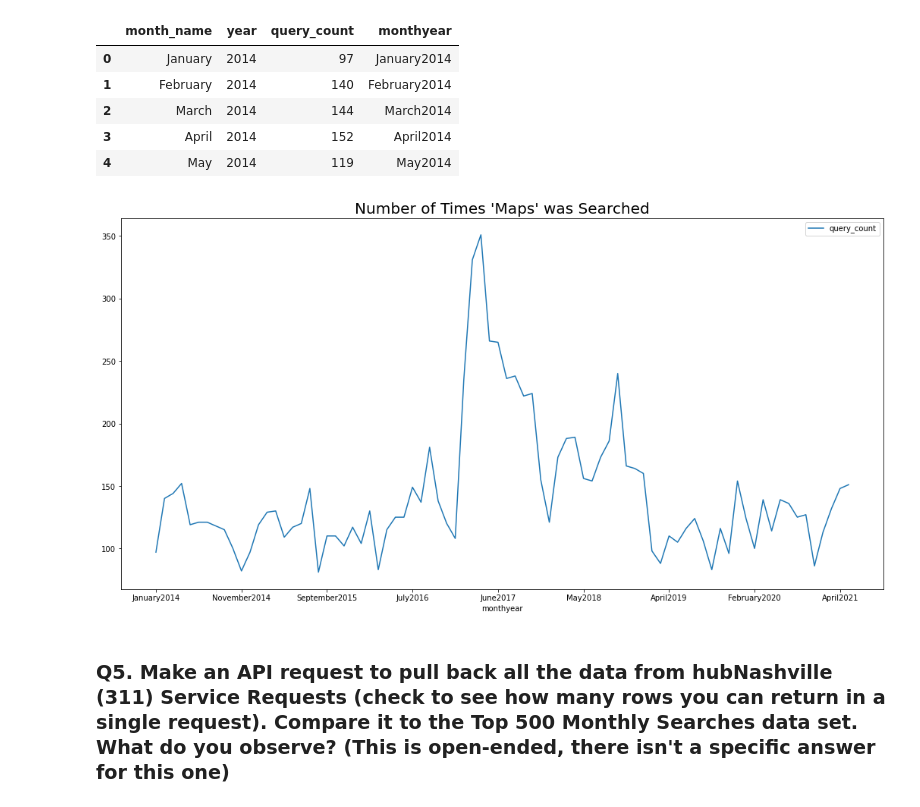
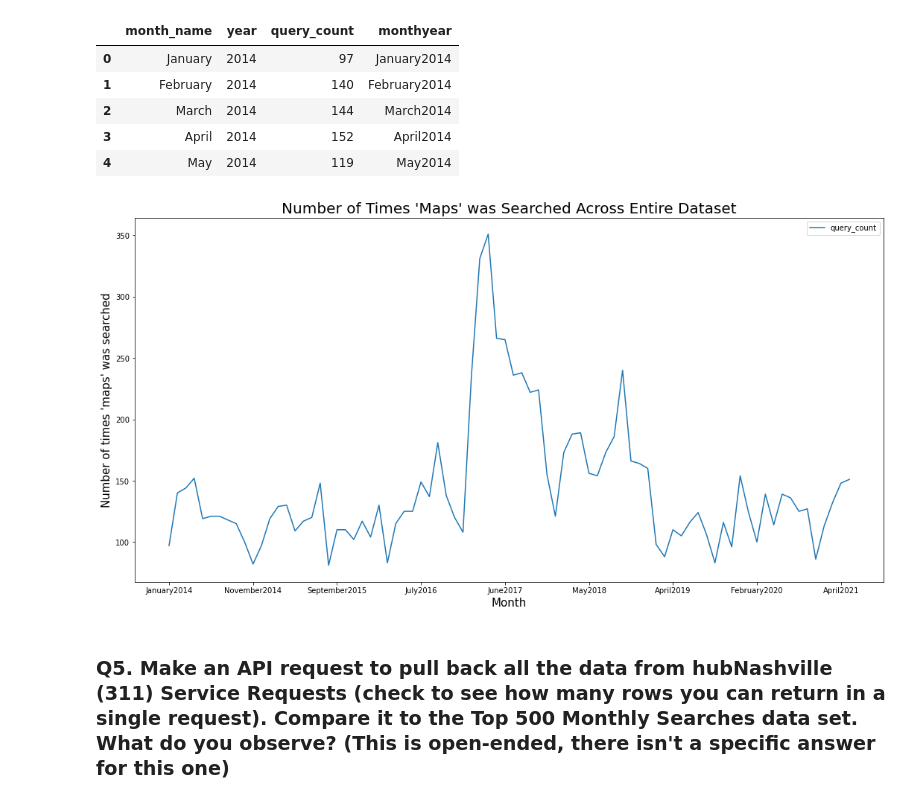
Before and after one commit to NSS-Data-Analytics-Cohort-6/socrata-api-jmdrumright, a Jupyter notebook: notebooks/socrata_api_jd.ipynb, the cells around one changed output. Cells and saved outputs as stored; diff of their text form; code cells hidden in the pictures.

```diff
--- a/notebooks/socrata_api_jd.ipynb
+++ b/notebooks/socrata_api_jd.ipynb
@@ -235,9 +240,11 @@ df.head()
 df["query_count"] = pd.to_numeric(df["query_count"])
 # %%
 df.plot(x="monthyear", y="query_count", figsize=(18, 9))
-plt.title("Number of Times 'Maps' was Searched", fontsize=20)
+plt.title("Number of Times 'Maps' was Searched Across Entire Dataset", fontsize=20)
+plt.xlabel("Month", fontsize=15)
+plt.ylabel("Number of times 'maps' was searched", fontsize=15)
 plt.show()
 # %% [output]
-[figure, old version]
+[figure, new version]
 # %% [markdown]
 ### Q5. Make an API request to pull back all the data from hubNashville (311) Service Requests (check to see how many rows you can return in a single request). Compare it to the Top 500 Monthly Searches data set. What do you observe? (This is open-ended, there isn't a specific answer for this one)
```
Also changed, not shown: parts of 5 cells of this notebook.
